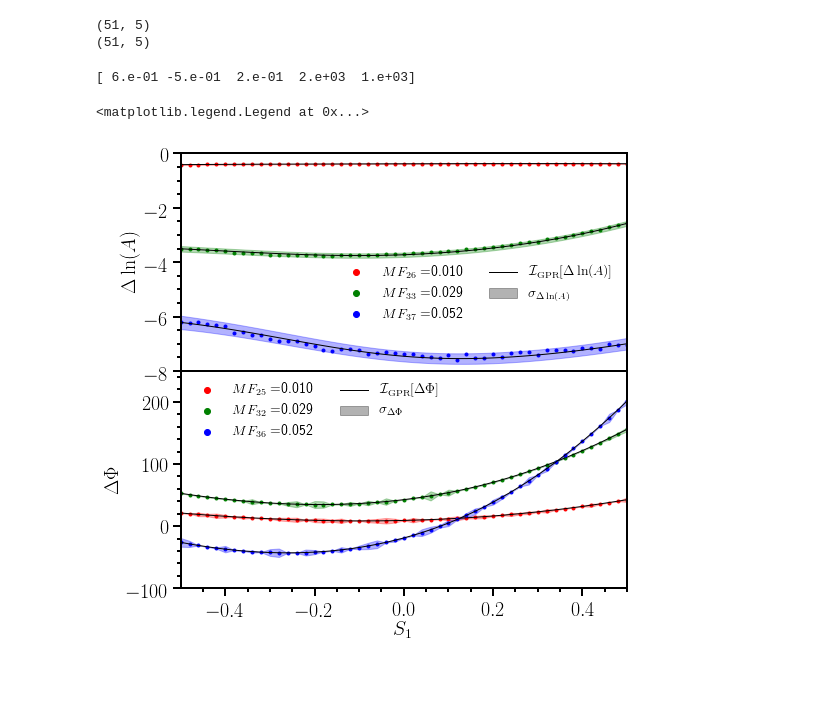
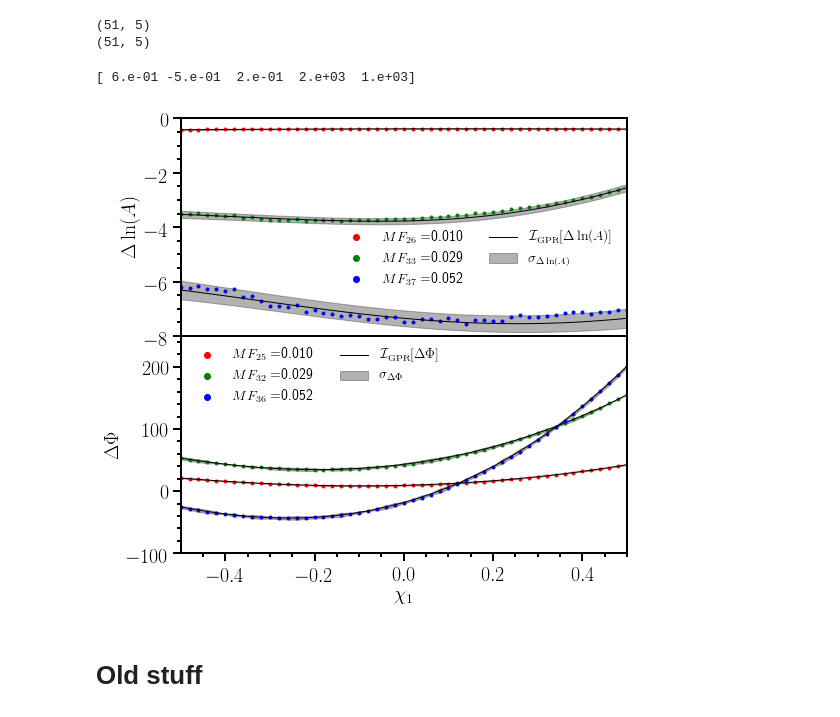
Before and after one commit to benjaminlackey/gpsurrogate, a Jupyter notebook: notebooks/EOBQM/PlotsForPaper.ipynb, the cells around one changed output. Saved outputs shown, nothing was run; the diff lists cells and outputs as text; code cells hidden in the pictures; blank space fills up the shorter version.

```diff
--- a/notebooks/EOBQM/PlotsForPaper.ipynb
+++ b/notebooks/EOBQM/PlotsForPaper.ipynb
@@ -431,6 +299,0 @@ dtestset_rand = ws.HDF5WaveformSet('../../data/TEOBv4QM_20hz/dh_test2.hdf5')
-# %%
-nodes_filename = '../../data/TEOBv4QM_20hz/nodes_corners_lhd.hdf5'
-gp_amp_filename = '../../data/TEOBv4QM_20hz/gp_spline_amp_corners_lhd.hdf5'
-gp_phase_filename = '../../data/TEOBv4QM_20hz/gp_spline_phase_corners_lhd.hdf5'
-sur_lhd = surrogate.GPSplineSurrogate.load(nodes_filename, gp_amp_filename, gp_phase_filename,
-                                       order=3, npoints=10000, quad1=None, quad2=None, spin_spin=False)
@@ -732,8 +407,8 @@ ax2.legend(loc='upper left')
 # %% [markdown]
 # Frequency-domain waveform and residuals
 # %%
-h_train = ws.HDF5WaveformSet('../../data/TEOBv4QM_20hz/h_train_corners_lhd.hdf5')
-dh_train = ws.HDF5WaveformSet('../../data/TEOBv4QM_20hz/dh_train_corners_lhd.hdf5')
+h_train = ws.HDF5WaveformSet('../../data/TEOBv4QM_production/h_train_corners_lhd_xi.hdf5')
+dh_train = ws.HDF5WaveformSet('../../data/TEOBv4QM_production/dh_train_corners_lhd_xi.hdf5')
 
 dh_train.parameters().shape
 # %% [output]
@@ -769,4 +416,6 @@ sur = surrogate.GPSplineSurrogate.load(
 # %%
+sur = sur_uncsamp_uniform
+
 # Use the first 32 waveforms which are at the 32 corners of parameter space
 nwave = 32
 
@@ -835,5 +484,17 @@ ax4.minorticks_on()
 ax4.set_ylim(-1500, 500)
 #ax4.set_ylim(-500, 500)
 
+# Draw second x-axis scale
+ax5 = ax1.twiny()
+ax5.set_xscale('log')
+ax5.set_xlim(ax1.get_xlim())
+fs = np.array([10, 20, 50, 100, 200, 500, 1000, 2000, 5000])
+mfs = f_to_mf(fs, 2.8)
+ax5.set_xticks(mfs, minor=False)
+ax5.set_xticklabels([str(f) for f in fs])
+ax5.minorticks_off()
+ax5.set_xlabel('$f$ for $M=2.8M_\odot$ (Hz)')
+
+
 #fig.savefig('../../paper/hoff.pdf', format='pdf', transparent=True, bbox_inches='tight')
 # %% [output]
@@ -842,6 +504,6 @@ ax4.set_ylim(-1500, 500)
 # %%
-h_test = ws.HDF5WaveformSet('../../data/TEOBv4QM_20hz/h_test1d_S1.hdf5')
-dh_test = ws.HDF5WaveformSet('../../data/TEOBv4QM_20hz/dh_test1d_S1.hdf5')
+h_test = ws.HDF5WaveformSet('../../data/TEOBv4QM_production/h_test1d_S1.hdf5')
+dh_test = ws.HDF5WaveformSet('../../data/TEOBv4QM_production/dh_test1d_S1.hdf5')
 
 print h_test.parameters().shape
 print dh_test.parameters().shape
@@ -849,6 +511,8 @@ print dh_test.parameters().shape
 (51, 5)
 (51, 5)
 # %%
+sur = sur_uncsamp_uniform
+
 params = dh_test.parameters()
 nwave = len(params)
 print params[0]
@@ -881,7 +545,7 @@ for j, c in zip([26, 33, 37], ['r', 'g', 'b']):
     p = params[:, 1]
     ax1.plot(p, damp_test, c=c, ls='', marker='o', ms=3, label=r'$MF_{{{}}}=${:.3f}'.format(j, mf))
     ax1.plot(p, damp_gp_eval, ls='-', lw=1, c='k')
-    ax1.fill_between(p, damp_gp_eval-damp_gp_eval_err, damp_gp_eval+damp_gp_eval_err, color=c, alpha=0.3)
+    ax1.fill_between(p, damp_gp_eval-damp_gp_eval_err, damp_gp_eval+damp_gp_eval_err, color='k', alpha=0.3)
 
 ax1.plot(0, 0, ls='-', lw=1, c='k', label=r'$\mathcal{I}_{\rm GPR}[\Delta\ln(A)]$')
 ax1.fill_between([0], [0], [0], color='k', alpha=0.3, label=r'$\sigma_{\Delta\ln(A)}$')
@@ -891,37 +555,38 @@ ax1.set_xlim(-0.5, 0.5)
 ax1.set_ylim(-8, 0)
 ax1.set_ylabel(r'$\Delta\ln(A)$')
 ax1.legend(ncol=2, loc=(0.35, 0.2), markerscale=2, frameon=False)
 ax1.xaxis.set_ticklabels([])
 
 for j, c in zip([25, 32, 36], ['r', 'g', 'b']):
     # Node frequency
     mf = sur.mf_phase[j]
 
     # Values at node mf for test set and GP prediction/error
     dphase_test = np.array([dh_test[i].interpolate('phase')(mf) for i in range(nwave)])
     dphase_gp = sur.dphase_gp_list[j]
     dphase_gp_eval, dphase_gp_eval_err = dphase_gp.predict(params, return_std=True)
 
     p = params[:, 1]
     ax2.plot(p, dphase_test, c=c, ls='', marker='o', ms=3, label=r'$MF_{{{}}}=${:.3f}'.format(j, mf))
     ax2.plot(p, dphase_gp_eval, ls='-', lw=1, c='k')
-    ax2.fill_between(p, dphase_gp_eval-dphase_gp_eval_err, dphase_gp_eval+dphase_gp_eval_err, color=c, alpha=0.3)
+    ax2.fill_between(p, dphase_gp_eval-dphase_gp_eval_err, dphase_gp_eval+dphase_gp_eval_err, color='k', alpha=0.3)
 
 ax2.plot(0, 0, ls='-', lw=1, c='k', label=r'$\mathcal{I}_{\rm GPR}[\Delta\Phi]$')
 ax2.fill_between([0], [0], [0], color='k', alpha=0.3, label=r'$\sigma_{\Delta\Phi}$')
 ax2.minorticks_on()
 #ax2.grid(which='both')
 ax2.set_xlim(-0.5, 0.5)
 ax2.set_ylim(-100, 250)
 ax2.set_ylabel(r'$\Delta\Phi$')
-ax2.set_xlabel(r'$S_1$')
+ax2.set_xlabel(r'$\chi_1$')
 ax2.legend(ncol=2, loc='upper left', markerscale=2, frameon=False)
 
 #fig.savefig('../../paper/dhofs.pdf', format='pdf', transparent=True, bbox_inches='tight')
 # %% [output]
 [ 6.e-01 -5.e-01  2.e-01  2.e+03  1.e+03]
-<matplotlib.legend.Legend at 0x...>
-[figure, old version]
+[figure, new version]
+# %% [markdown]
+# Old stuff
 # %%
 import gaussianprocessregression as gpr
 
```
Also changed, not shown: parts of 46 cells of this notebook, 27 other files.
